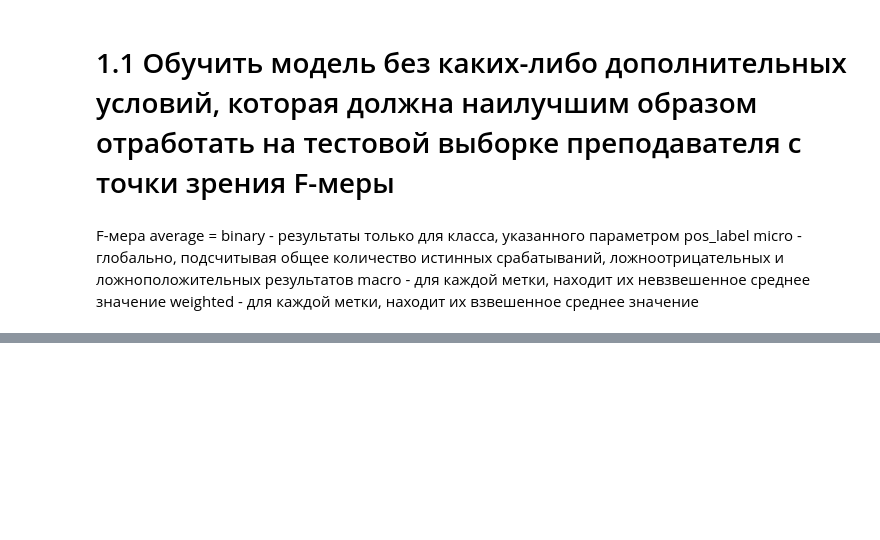
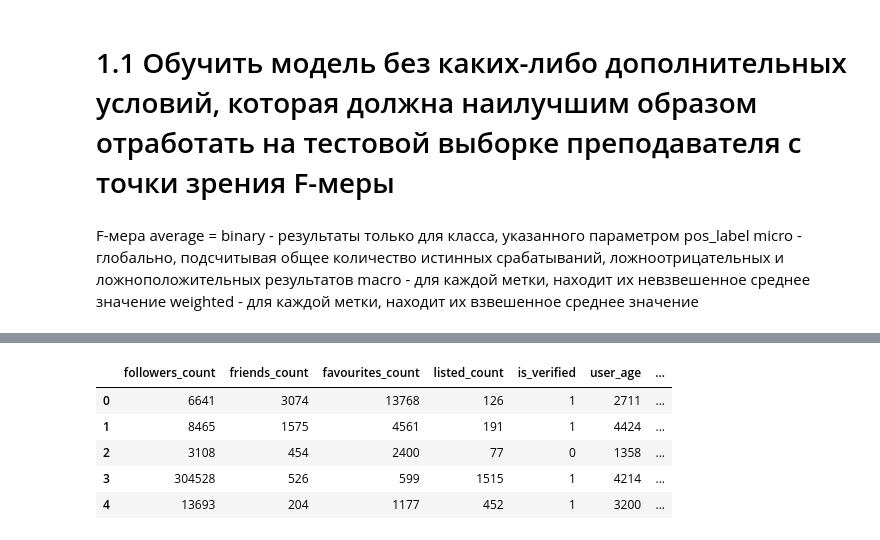
Before and after one commit to itsecd/ml-for-sec-lab1, a Jupyter notebook: Task1.ipynb, the cells around one changed output, grey strips where cells are left out. Drawn from its saved outputs; the diff is of its cells as text; code cells hidden in the pictures; blank space fills up the shorter version.

```diff
--- a/Task1.ipynb
+++ b/Task1.ipynb
@@ -145,0 +255,20 @@ joblib.dump(model_RFC, 'best_model-1.1.pkl')
+# %%
+df_best = features_train_new.drop(columns = ['num_digits_in_screen_name',
+                           'tweets_freq',
+                            'is_profile_use_background_image',
+                            'is_default_profile',
+                            'followers_friends_ratio',
+                            'length_of_name',
+                            'num_digits_in_name',
+                            'screen_name_length',
+                            'description_length',
+                            'statuses_count'])
+
+df_best.head()
+# %% [output]
+|  | followers_count | friends_count | favourites_count | listed_count | is_verified | user_age | ... |
+| 0 | 6641 | 3074 | 13768 | 126 | 1 | 2711 | ... |
+| 1 | 8465 | 1575 | 4561 | 191 | 1 | 4424 | ... |
+| 2 | 3108 | 454 | 2400 | 77 | 0 | 1358 | ... |
+| 3 | 304528 | 526 | 599 | 1515 | 1 | 4214 | ... |
+| 4 | 13693 | 204 | 1177 | 452 | 1 | 3200 | ... |
```
Also changed, not shown: parts of 13 cells of this notebook.
